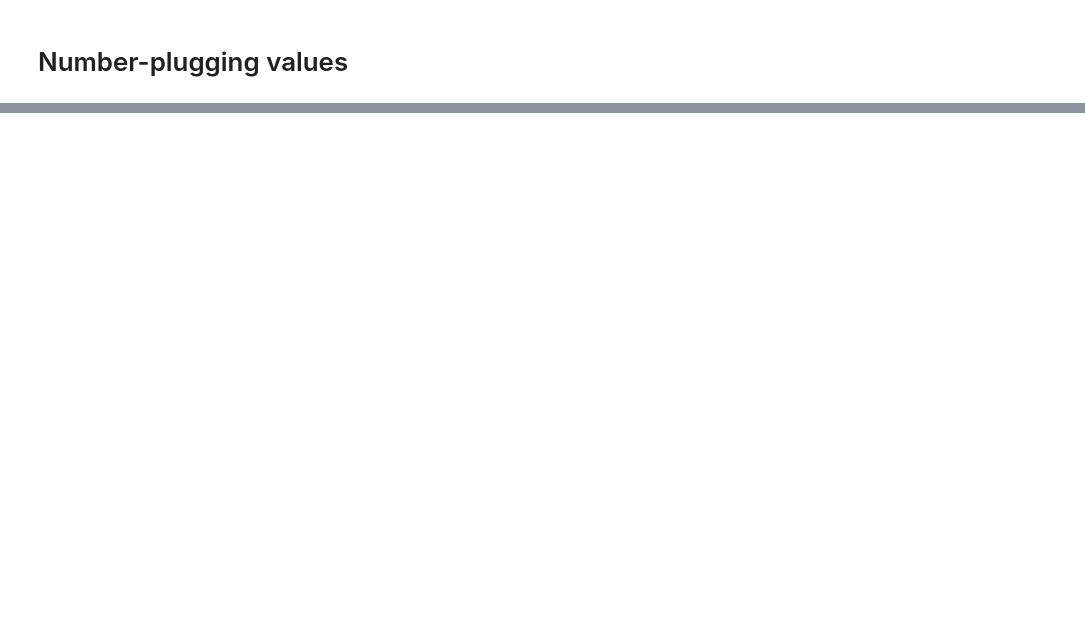
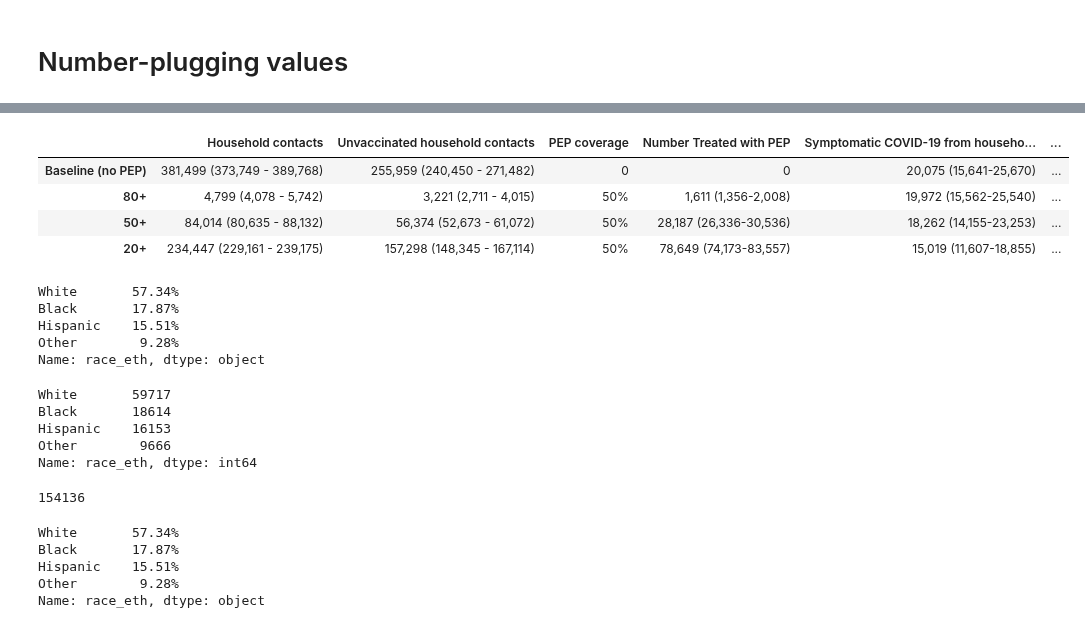
Before and after one commit to aflaxman/covid_mabs, a Jupyter notebook: mAbs_rodal.ipynb, the cells around one changed output, grey strips where cells are left out. Cells and saved outputs as stored; diff of their text form; code cells hidden in the pictures; blank space fills up the shorter version.

Commit message:
8/11 results

```diff
--- a/mAbs_rodal.ipynb
+++ b/mAbs_rodal.ipynb
@@ -797,3 +624,0 @@ np.round(symptomatic_infections_averted, 1)
-# %%
-c,a = 0.5, 50
-(n_COVID[0,0][0] - n_COVID[c,a][0]).sum()
@@ -1030,0 +978,43 @@ attack_rate_without_mAbs.shape
+# %%
+#Table 1
+#nvaccinated household contacts n_2.sum().mean(), (np.percentile(n_2.sum(), 2.5),np.percentile(n_2.sum(), 97.5))
+def m_ui(z):
+    return f'{np.mean(z):,.0f} ({np.percentile(z, 2.5):,.0f} - {np.percentile(z, 97.5):,.0f})'
+
+def contacts(df,age_range):
+    results = m_ui(pd.DataFrame(df).unstack(0).sum().unstack(0).loc[age_range:].sum())
+    return results
+
+
+tab1 = {'Age threshold for PEP': ['Baseline (no PEP)', '80+', '50+', '20+'],
+        'Household contacts': [contacts(n_2_all,0), contacts(n_2_all,80), contacts(n_2_all,50), contacts(n_2_all,20)],
+        'Unvaccinated household contacts': [contacts(n_2_unvax,0), contacts(n_2_unvax,80), contacts(n_2_unvax,50), contacts(n_2_unvax,20)],
+        'PEP coverage': ['0', '50%', '50%', '50%'],
+        'Number Treated with PEP': ['0', total_PEP[.5, 80]['mean_and_ui'], total_PEP[.5,50]['mean_and_ui'], total_PEP[.5,20]['mean_and_ui']],
+        'Symptomatic COVID-19 from household exposure': [total_COVID[0, 0]['mean_and_ui'], total_COVID[.5,80]['mean_and_ui'] , total_COVID[.5,50]['mean_and_ui'], total_COVID[.5,20]['mean_and_ui']],
+        'Hospitalizations from household exposure': [total_hosp[0, 0]['mean_and_ui'], total_hosp[.5, 80]['mean_and_ui'] , total_hosp[.5,50]['mean_and_ui'], total_hosp[.5,20]['mean_and_ui']],
+        'Deaths from household exposure': [total_deaths[0, 0]['mean_and_ui'], total_deaths[.5, 80]['mean_and_ui'], total_deaths[.5,50]['mean_and_ui'], total_deaths[.5,20]['mean_and_ui']]}
+
+
+pd.DataFrame(tab1, columns = ['Household contacts',
+                              'Unvaccinated household contacts',
+                              'PEP coverage',
+                              'Number Treated with PEP',
+                              'Symptomatic COVID-19 from household exposure',
+                              'Hospitalizations from household exposure',
+                              'Deaths from household exposure'],
+            index = ['Baseline (no PEP)', '80+', '50+', '20+']).apply(lambda col: col.str.replace("95% UI ", ""))
+# %% [output]
+|  | Household contacts | Unvaccinated household contacts | PEP coverage | Number Treated with PEP | Symptomatic COVID-19 from househo... | ... |
+| Baseline (no PEP) | 381,499 (373,749 - 389,768) | 255,959 (240,450 - 271,482) | 0 | 0 | 20,075 (15,641-25,670) | ... |
+| 80+ | 4,799 (4,078 - 5,742) | 3,221 (2,711 - 4,015) | 50% | 1,611 (1,356-2,008) | 19,972 (15,562-25,540) | ... |
+| 50+ | 84,014 (80,635 - 88,132) | 56,374 (52,673 - 61,072) | 50% | 28,187 (26,336-30,536) | 18,262 (14,155-23,253) | ... |
+| 20+ | 234,447 (229,161 - 239,175) | 157,298 (148,345 - 167,114) | 50% | 78,649 (74,173-83,557) | 15,019 (11,607-18,855) | ... |
+# %%
+df_cdc_month.race_eth.value_counts(normalize=True).mul(100).round(2).astype(str)+%
+# %% [output]
+White       57.34%
+Black       17.87%
+Hispanic    15.51%
+Other        9.28%
+Name: race_eth, dtype: object
@@ -1030,0 +1025,21 @@ attack_rate_without_mAbs.shape
+# %%
+df_cdc_month.race_eth.value_counts()
+# %% [output]
+White       59717
+Black       18614
+Hispanic    16153
+Other        9666
+Name: race_eth, dtype: int64
+# %%
+len(df_cdc_month)
+# %% [output]
+154136
+# %%
+dd = len(df_cdc_month) - df_cdc_month.race_eth.isna().sum() #Non-NA total (removing NAs)
+df_cdc_month.race_eth.value_counts().div(dd).mul(100).round(2).astype(str)+'%'
+# %% [output]
+White       57.34%
+Black       17.87%
+Hispanic    15.51%
+Other        9.28%
+Name: race_eth, dtype: object
```
Also changed, not shown: parts of 77 cells of this notebook.
